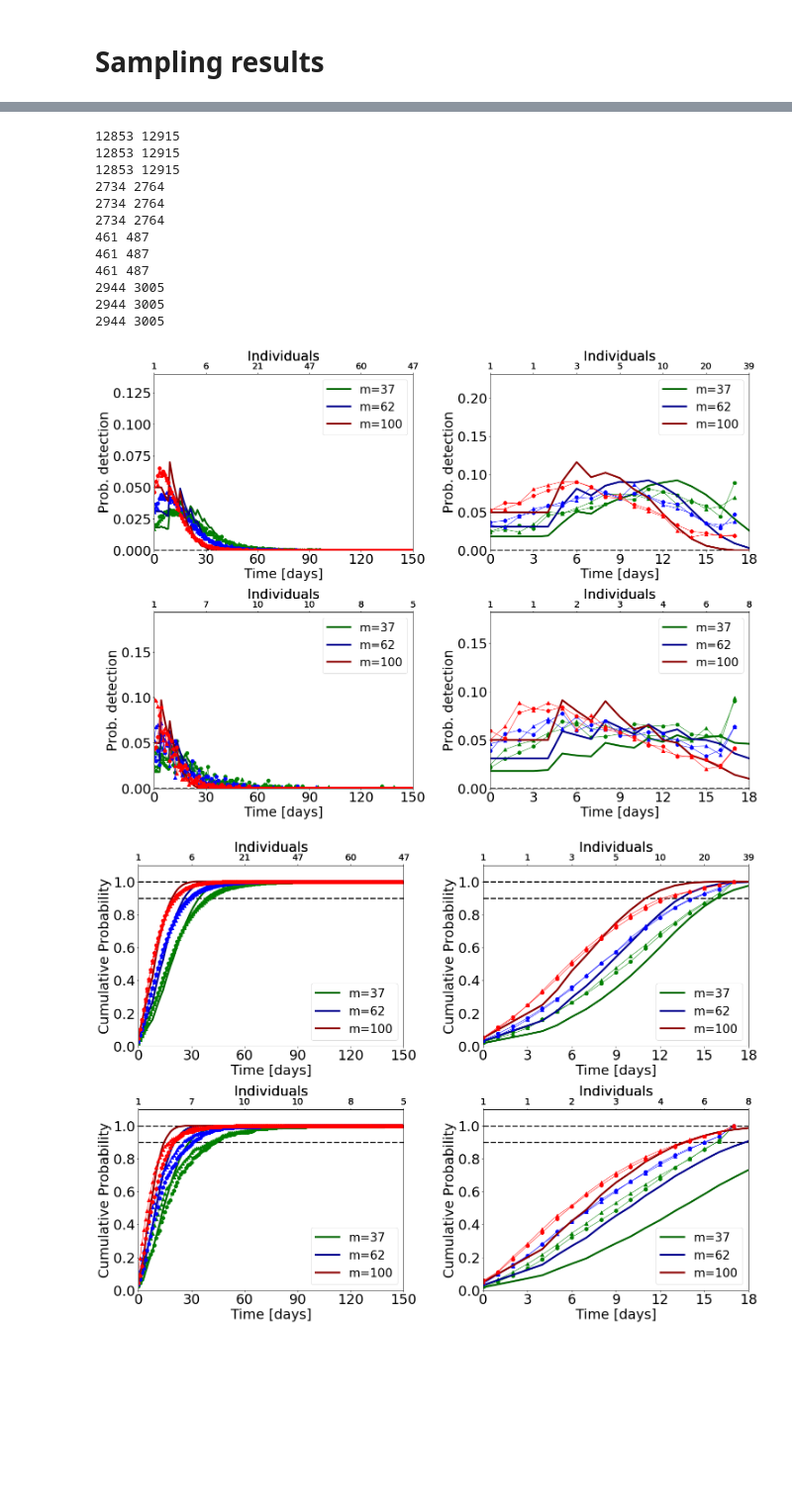
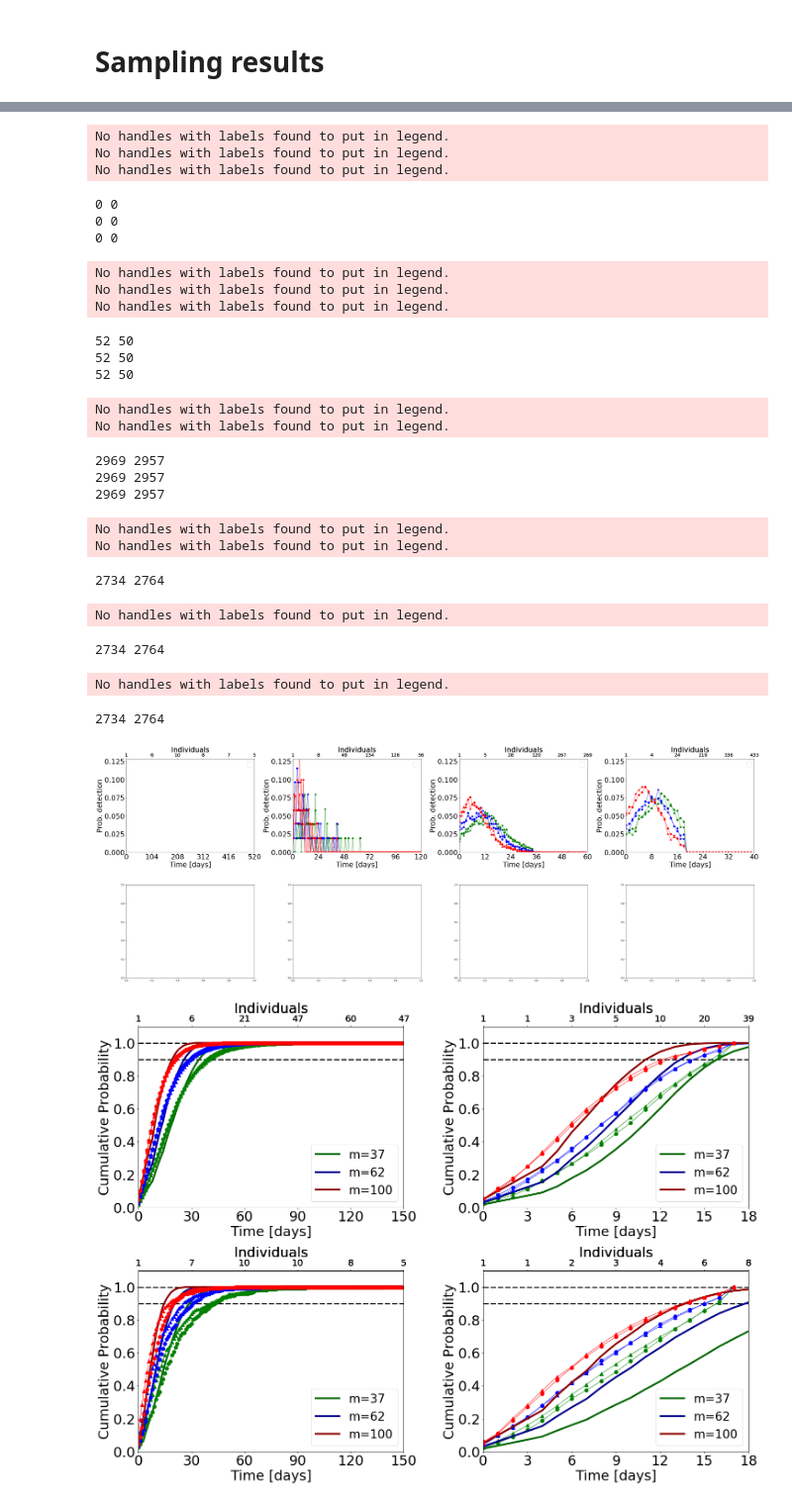
Before and after one commit to betoto008/Epidemiology_2020, a Jupyter notebook: Jupyter_Notebooks/Model_SEIR_sampling.ipynb, the cells around one changed output, grey strips where cells are left out. Shown at 99% size. Cells and saved outputs as stored; diff of their text form; code cells hidden in the pictures; blank space fills up the shorter version.

```diff
--- a/Jupyter_Notebooks/Model_SEIR_sampling.ipynb
+++ b/Jupyter_Notebooks/Model_SEIR_sampling.ipynb
@@ -14,6 +14,7 @@ def node_degrees(Amat):
 import warnings
 warnings.filterwarnings('ignore')
 import matplotlib.ticker as ticker
+Text_files_path = '../../../../Dropbox/Research/Epidemiology_2020/Text_files/'
 %autosave 60
 # %% [output]
 Autosaving every 60 seconds
@@ -63,15 +64,15 @@ sampling_protocol = np.array(['uniform', 'aposteriori'])
 folders  = np.array(['../Figures/Control/Stochastic/Ensemble/Networks/', '../Figures/Stochastic/Networks/'])
 
 #ps = np.array([1.0, 0.5, 0.1, 0.0])
-ps = np.array([1.0, 0.1, 0.0])
+ps = np.array([1.0])
 print('ps:',ps)
-n_sims = np.array([5000, 800, 600])
+n_sims = np.array([100, 100, 100])
 #n_sims = np.array([800, 600, 600, 600, 600, 600, 600])
 print('n_sim:',n_sims)
-R0s = np.array([1.5, 3.0, 4.5])
+R0s = np.array([1.2, 2.0, 3.0, 4.5])
 #R0s = np.array([1.5, 2.0, 2.5, 3.0, 3.5, 4.0, 4.5])
 print('R0s:',R0s)
-Ts_total = np.array([150, 34, 18])
+Ts_total = np.array([520, 120,  60,  40])
 #Ts_total = np.array([150, 70, 40, 34, 26, 22, 18]) #for R0 = [1.5, 2.0, 2.5, 3.0, 3.5, 4.0] use [150, 70, 40, 34, 26, 22]
 print('Times:',Ts_total)
 betas = R0s*gamma
@@ -148,22 +149,23 @@ np.shape(data)
 N=2000
 sample_sizes = [int((N/100)*1.875), int((N/100)*3.125), int((N/100)*5.0)]
 # %%
-ps = [1.0, 0.0]
-R0s = np.array([1.5, 3.0, 4.5])
+ps = [1.0]
+sample_sizes = [int((N/100)*1.875), int((N/100)*3.125), int((N/100)*5.0)]
+R0s = np.array([4.5])
 betas = R0s*gamma
-Ts_total = np.array([150, 34, 18])
+Ts_total = np.array([40])
 for p in ps:
     for beta, T_total in zip(betas, Ts_total):
-        days = np.array(range(T_total+1))
-        I_data = np.loadtxt('../Text_files/Stochastic/Networks/barabasi-albert/ensemble_I_R0%.1f_sigma%.1f_N%d_p%.1f_barabasi-albert.txt'%(beta/gamma,sigma,N, p))
+        days = np.array(range(T_total))
+        I_data = np.loadtxt(Text_files_path+'Stochastic/Networks/barabasi-albert/ensemble_I_R0%.1f_sigma%.1f_N%d_p%.1f_barabasi-albert.txt'%(beta/gamma,sigma,N, p))
         I_avg = np.mean(I_data , axis = 0)
         I_data2 = [I_data[i,:] for i in range(len(I_data[:,0])) if I_data[i,-1]!=0]
         I_avg_not_ext = np.mean(I_data2 , axis = 0)
-        I_det = np.loadtxt('../Text_files/Deterministic/deterministic_R0%.1f_sigma%.1f.txt'%(beta/gamma,sigma))
+        I_det = np.loadtxt(Text_files_path+'Deterministic/deterministic_R0%.1f_sigma%.1f_N%d.txt'%(beta/gamma,sigma,N))
         #for m, color, color2 in zip(sample_sizes, colors, colors2):
         fig, ax = plt.subplots(figsize=(12,8))
         ax = plot_cum_prob_time(T_total, sample_sizes , beta/gamma, sigma, p, N, days , I_avg_not_ext, I_det[1,:], colors, net_name = graphs_names[0],
-                                folder='../Text_files/Sampling/Networks/'+graphs_names[0], external_ax = ax)
+                                folder=Text_files_path+'Sampling/Networks/'+graphs_names[0], external_ax = ax)
         ax.legend(loc = 4, fontsize = 26)
         #fig.savefig('../Figures/Control/Stochastic/Sampling/Networks/'+graphs_names[0]+'/Prob_cum_R0%.1f_sigma%.1f_p%.1f_m%d.pdf'%(beta/gamma, sigma,p,m))
 # %% [output]
@@ -176,11 +175,11 @@ for p in ps:
 # %%
-ps = np.array([1.0, 0.0])
+ps = np.array([1.0])
 ps2 = np.array([1.0, 0.0])
-R0s = np.array([1.5, 3.0, 4.5])
-R0s2 = np.array([1.5, 4.5])
+R0s = np.array([1.2, 2.0, 3.0, 4.5])
+R0s2 = np.array([1.2, 2.0, 3.0, 4.5])
 betas = R0s*gamma
 betas2 = R0s2*gamma
-Ts_total = np.array([150, 34, 18])
+Ts_total = np.array([520, 120,  60,  40])
 colors_m = ['darkgreen', 'darkblue', 'darkred']
 colors = ['green', 'blue', 'red']
 fig, ax = plt.subplots(len(ps2), len(betas2), figsize =(12*len(betas2), 8*len(ps2)), gridspec_kw={'top':0.93, 'bottom': 0.12, 'hspace':0.35, 'wspace':0.3})
@@ -189,21 +188,21 @@ for p in ps:
     i_b = 0
     for beta, T_total in zip(betas, Ts_total):
         days = np.array(range(T_total+1))
-        I_data = np.loadtxt('../Text_files/Stochastic/Networks/barabasi-albert/ensemble_I_R0%.1f_sigma%.1f_N%d_p%.1f_barabasi-albert.txt'%(beta/gamma,sigma,N,p))
+        I_data = np.loadtxt(Text_files_path+'Stochastic/Networks/barabasi-albert/ensemble_I_R0%.1f_sigma%.1f_N%d_p%.1f_barabasi-albert.txt'%(beta/gamma,sigma,N,p))
         #I_data_ap = np.loadtxt('../Text_files/Stochastic/Networks/barabasi-albert/aposteriori/ensemble_I_R0%.1f_sigma%.1f_N8000_p%.1f_barabasi-albert.txt'%(beta/gamma,sigma,p))
         I_avg = np.mean(I_data , axis = 0)
         I_data2 = [I_data[i,:] for i in range(len(I_data[:,0])) if I_data[i,-1]!=0]
         I_avg_not_ext = np.mean(I_data2 , axis = 0)
-        I_det = np.loadtxt('../Text_files/Deterministic/deterministic_R0%.1f_sigma%.1f.txt'%(beta/gamma,sigma))
+        I_det = np.loadtxt(Text_files_path+'Deterministic/deterministic_R0%.1f_sigma%.1f_N%d.txt'%(beta/gamma,sigma, N))
         for m, color, color_m in zip(sample_sizes, colors, colors_m):
-            data_prob = np.loadtxt('../Text_files/Sampling/Networks/barabasi-albert/prob_cum_detection_time_R0%.1f_sigma%.1f_N%d_p%.1f_m%d_barabasi-albert.txt'%(beta/gamma,sigma,N,p,m))
+            data_prob = np.loadtxt(Text_files_path+'Sampling/Networks/barabasi-albert/prob_cum_detection_time_R0%.1f_sigma%.1f_N%d_p%.1f_m%d_barabasi-albert.txt'%(beta/gamma,sigma,N,p,m))
             if((np.isin(p,ps2))&(np.isin(beta,betas2))):
                 ax[i_p, i_b].plot(days, data_prob[0,:], color = color_m, linewidth = 4, label = 'm=%d'%m)
                 #ax.plot(days,np.cumsum(data_prob[1,:]), color = 'k', linewidth = 4, label = 'm=%d, deterministic'%m)
                 ax[i_p, i_b].hlines(0,0,I_det[0,:][-1], linestyle = 'dashed', linewidth = 3)
 
-            data_sampling = np.loadtxt('../Text_files/Sampling/Networks/barabasi-albert/uniform/sampling_stats_R0%.1f_sigma%.1f_N%d_p%.1f_m%d_barabasi-albert.txt'%(beta/gamma,sigma,N,p,m))
-            data_sampling2 = np.loadtxt('../Text_files/Sampling/Networks/barabasi-albert/aposteriori/sampling_stats_R0%.1f_sigma%.1f_N%d_p%.1f_m%d_barabasi-albert.txt'%(beta/gamma,sigma,N,p,m))
+            data_sampling = np.loadtxt(Text_files_path+'Sampling/Networks/barabasi-albert/uniform/sampling_stats_R0%.1f_sigma%.1f_N%d_p%.1f_m%d_barabasi-albert.txt'%(beta/gamma,sigma,N,p,m))
+            data_sampling2 = np.loadtxt(Text_files_path+'Sampling/Networks/barabasi-albert/aposteriori/sampling_stats_R0%.1f_sigma%.1f_N%d_p%.1f_m%d_barabasi-albert.txt'%(beta/gamma,sigma,N,p,m))
 
             data_sampling = data_sampling[:,0][data_sampling[:,4]==0]
             data_sampling2 = data_sampling2[:,0][data_sampling2[:,4]==0]
@@ -212,46 +211,58 @@ for p in ps:
 
             #ax.hist(time_detec, bins = range(T_total+1), density=True, alpha = 0.8, color = color, cumulative=True, align = 'left', label = 'uniform')
             data_uniform = np.histogram(data_sampling, bins = range(T_total+1), density=True)
             data_aposteriori = np.histogram(data_sampling2, bins = range(T_total+1), density=True)
             if((np.isin(p,ps2))&(np.isin(beta,betas2))):
                 print(len(data_sampling),len(data_sampling2))
                 ax[i_p, i_b].plot(range(T_total), data_uniform[0],'-o', color = color, ms = 8, linewidth = 1)
                 ax[i_p, i_b].plot(range(T_total), data_aposteriori[0],'-^', color = color, ms = 8, linewidth = 1)
                 ## Plot setup
                 ax[i_p, i_b].set_xlabel('Time [days]', fontsize = 30)
                 ax[i_p, i_b].set_ylabel('Prob. detection', fontsize = 30)
                 ax[i_p, i_b].tick_params(labelsize = 30)
                 ax[i_p, i_b].set_ylim(0,max(data_prob[0,:])*2.0)
                 ax[i_p, i_b].set_xticks(I_det[0,:][::int(T_total/5)])
                 ax[i_p, i_b].set_xlim(0,T_total)
                 ax[i_p, i_b].legend(loc = 1, fontsize = 26)
                 ## Upper axis
                 ax2 = ax[i_p, i_b].twiny()
                 ax2.set_xticks(ax[i_p, i_b].get_xticks())
                 ax2.set_xlim(ax[i_p, i_b].get_xlim())
                 #print(I_det[0,:], ax.get_xticks(), I_avg_not_ext)
                 ax2.set_xticklabels(I_avg_not_ext[np.isin(I_det[0,:],ax[i_p, i_b].get_xticks())].astype(int))
                 ax2.set_xlabel('Individuals', fontsize = 30)
                 ax2.tick_params(labelsize = 20)
                 #fig.savefig('../Figures/Control/Stochastic/Sampling/Networks/'+graphs_names[0]+'/Prob_R0%.1f_sigma%.1f_p%.1f_m%d.pdf'%(beta/gamma, sigma,p,m))
         if((np.isin(p,ps2))&(np.isin(beta,betas2))):
             i_b +=1
     if((np.isin(p,ps2))&(np.isin(beta,betas2))):
         i_p+=1
 # %% [output]
-12853 12915
-12853 12915
-12853 12915
-2734 2764
-2734 2764
-2734 2764
-461 487
-461 487
-461 487
-2944 3005
-2944 3005
-2944 3005
+No handles with labels found to put in legend.
+No handles with labels found to put in legend.
+No handles with labels found to put in legend.
+0 0
+0 0
+0 0
+No handles with labels found to put in legend.
+No handles with labels found to put in legend.
+No handles with labels found to put in legend.
+52 50
+52 50
+52 50
+No handles with labels found to put in legend.
+No handles with labels found to put in legend.
+2969 2957
+2969 2957
+2969 2957
+No handles with labels found to put in legend.
+No handles with labels found to put in legend.
+2734 2764
+No handles with labels found to put in legend.
+2734 2764
+No handles with labels found to put in legend.
+2734 2764
-[figure, old version]
+[figure, new version]
 # %%
 colors_m = ['darkgreen', 'darkblue', 'darkred']
 colors = ['green', 'blue', 'red']
```
Also changed, not shown: parts of 4 cells of this notebook, 23 other files.
